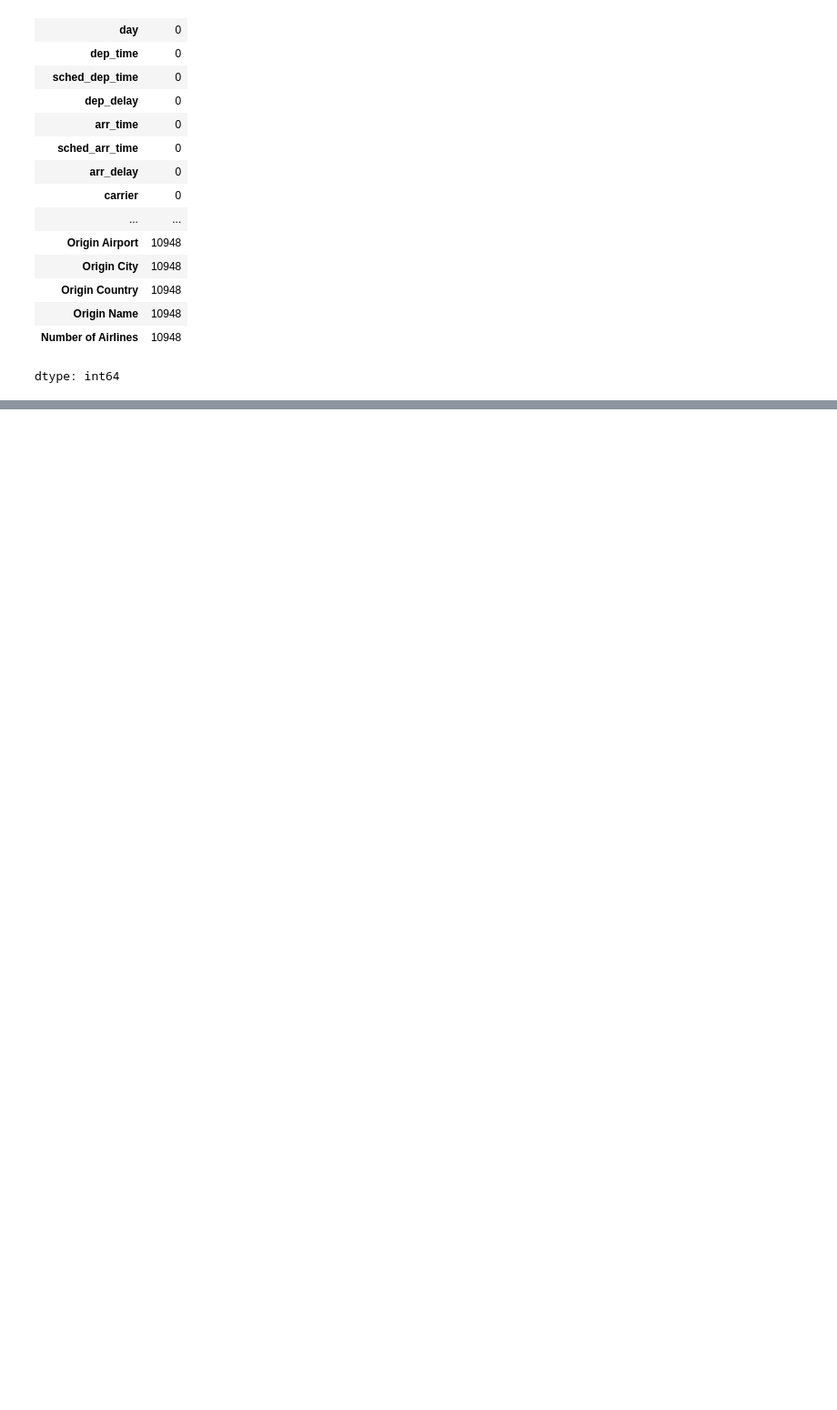
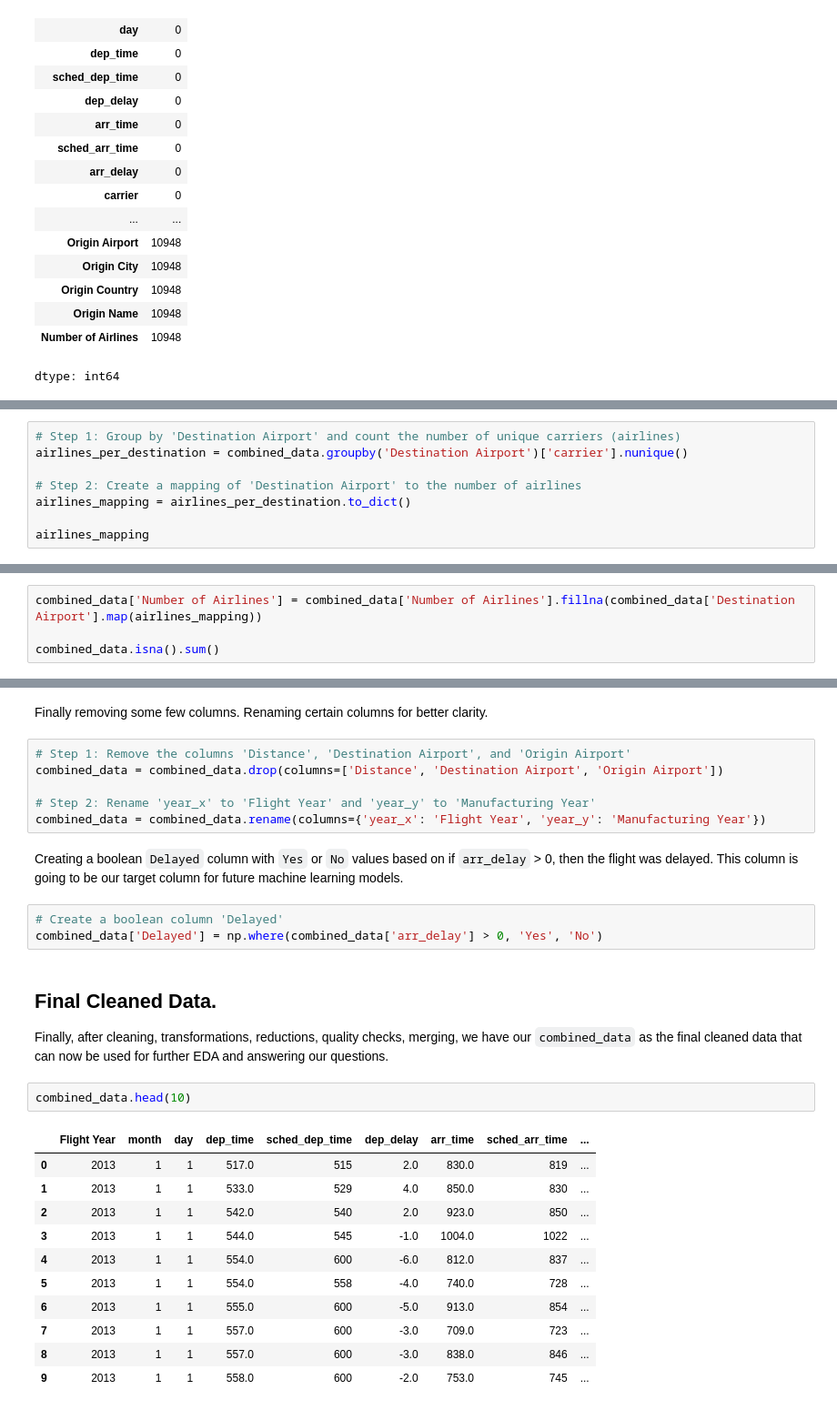
Before and after one commit to Saahil2106/Cloud9, a Jupyter notebook: Group06_Milestone2&3.ipynb, the cells around one changed output, grey strips where cells are left out. Shown at 91% size. Cells and saved outputs as stored; diff of their text form; blank space fills up the shorter version.

```diff
--- a/Group06_Milestone2&3.ipynb
+++ b/Group06_Milestone2&3.ipynb
@@ -450,0 +826,8 @@ dtype: int64
+# %%
+# Step 1: Group by 'Destination Airport' and count the number of unique carriers (airlines)
+airlines_per_destination = combined_data.groupby('Destination Airport')['carrier'].nunique()
+
+# Step 2: Create a mapping of 'Destination Airport' to the number of airlines
+airlines_mapping = airlines_per_destination.to_dict()
+
+airlines_mapping
@@ -450,0 +852,4 @@ dtype: int64
+# %%
+combined_data['Number of Airlines'] = combined_data['Number of Airlines'].fillna(combined_data['Destination Airport'].map(airlines_mapping))
+
+combined_data.isna().sum()
@@ -450,0 +889,30 @@ dtype: int64
+# %% [markdown]
+Finally removing some few columns. Renaming certain columns for better clarity.
+# %%
+# Step 1: Remove the columns 'Distance', 'Destination Airport', and 'Origin Airport'
+combined_data = combined_data.drop(columns=['Distance', 'Destination Airport', 'Origin Airport'])
+
+# Step 2: Rename 'year_x' to 'Flight Year' and 'year_y' to 'Manufacturing Year'
+combined_data = combined_data.rename(columns={'year_x': 'Flight Year', 'year_y': 'Manufacturing Year'})
+# %% [markdown]
+Creating a boolean `Delayed` column with `Yes` or `No` values based on if `arr_delay` > 0, then the flight was delayed. This column is going to be our target column for future machine learning models.
+# %%
+# Create a boolean column 'Delayed'
+combined_data['Delayed'] = np.where(combined_data['arr_delay'] > 0, 'Yes', 'No')
+# %% [markdown]
+## Final Cleaned Data.
+Finally, after cleaning, transformations, reductions, quality checks, merging, we have our `combined_data` as the final cleaned data that can now be used for further EDA and answering our questions.
+# %%
+combined_data.head(10)
+# %% [output]
+|  | Flight Year | month | day | dep_time | sched_dep_time | dep_delay | arr_time | sched_arr_time | ... |
+| 0 | 2013 | 1 | 1 | 517.0 | 515 | 2.0 | 830.0 | 819 | ... |
+| 1 | 2013 | 1 | 1 | 533.0 | 529 | 4.0 | 850.0 | 830 | ... |
+| 2 | 2013 | 1 | 1 | 542.0 | 540 | 2.0 | 923.0 | 850 | ... |
+| 3 | 2013 | 1 | 1 | 544.0 | 545 | -1.0 | 1004.0 | 1022 | ... |
+| 4 | 2013 | 1 | 1 | 554.0 | 600 | -6.0 | 812.0 | 837 | ... |
+| 5 | 2013 | 1 | 1 | 554.0 | 558 | -4.0 | 740.0 | 728 | ... |
+| 6 | 2013 | 1 | 1 | 555.0 | 600 | -5.0 | 913.0 | 854 | ... |
+| 7 | 2013 | 1 | 1 | 557.0 | 600 | -3.0 | 709.0 | 723 | ... |
+| 8 | 2013 | 1 | 1 | 557.0 | 600 | -3.0 | 838.0 | 846 | ... |
+| 9 | 2013 | 1 | 1 | 558.0 | 600 | -2.0 | 753.0 | 745 | ... |
```
Also changed, not shown: parts of 34 cells of this notebook.
